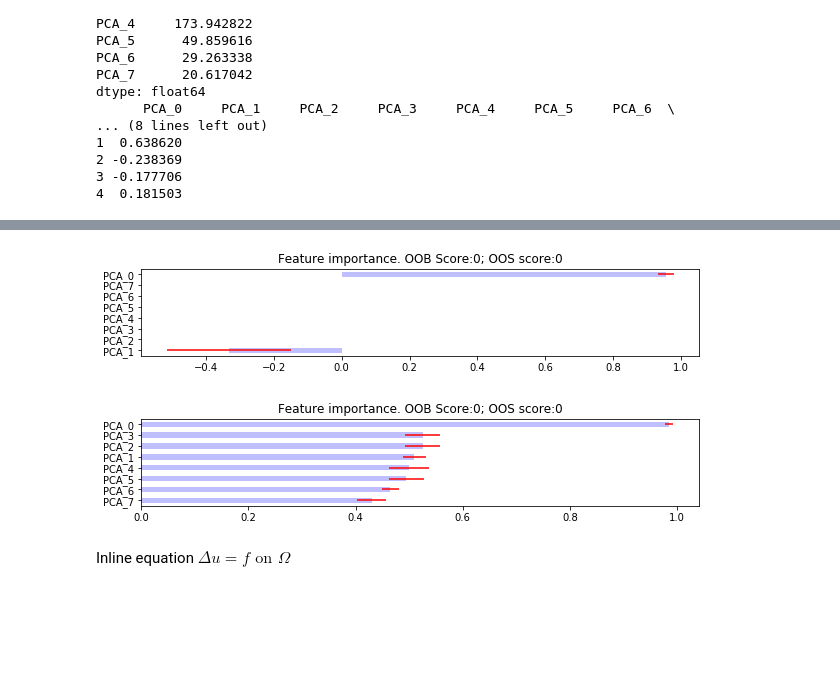
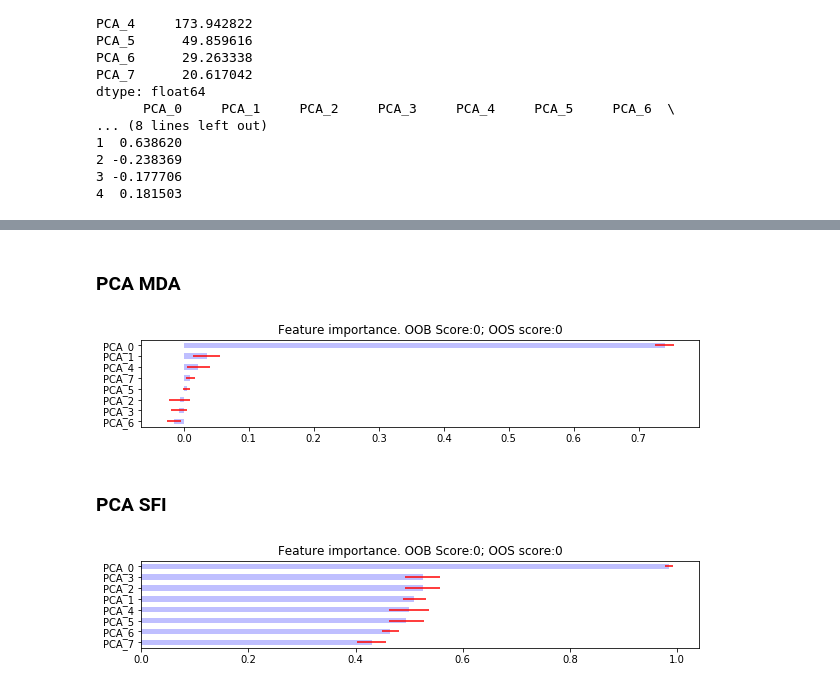
Before and after one commit to RafaelMRosa/Notebooks, a Jupyter notebook: Feature analysis.ipynb, the cells around one changed output, grey strips where cells are left out. Saved outputs shown, nothing was run; the diff lists cells and outputs as text; code cells hidden in the pictures; blank space fills up the shorter version.

```diff
--- a/Feature analysis.ipynb
+++ b/Feature analysis.ipynb
@@ -237,8 +245,12 @@ minimum importance: 0.1
+# %% [markdown]
+### PCA MDA
 # %%
 #MDA
-imp=mean_decrease_accuracy(rf,Xpca,Y,cv_gen,scoring=accuracy_score,)
+imp=mean_decrease_accuracy(rf,Xpca,Y,cv_gen,scoring=log_loss)
 plot_feature_importance(imp,0,0)
 # %% [output]
-[figure, old version]
+[figure, new version]
+# %% [markdown]
+### PCA SFI
 # %%
 #SFI
@@ -246,5 +258,3 @@ imp=single_feature_importance(rf,Xpca,Y,cv_gen,scoring=accuracy_score,)
 plot_feature_importance(imp,0,0)
 # %% [output]
 [figure]
-# %% [markdown]
-Inline equation $\Delta u = f \text{ on } \Omega$
```
Also changed, not shown: parts of 11 cells of this notebook.
